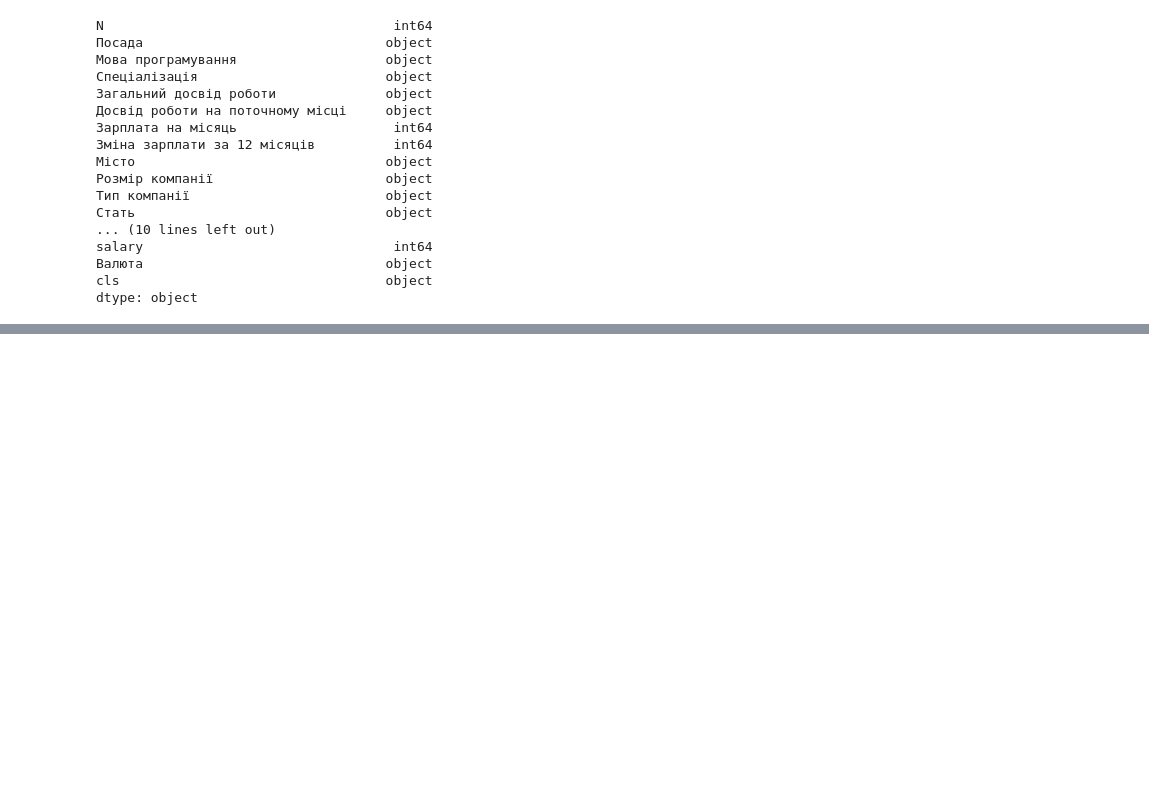
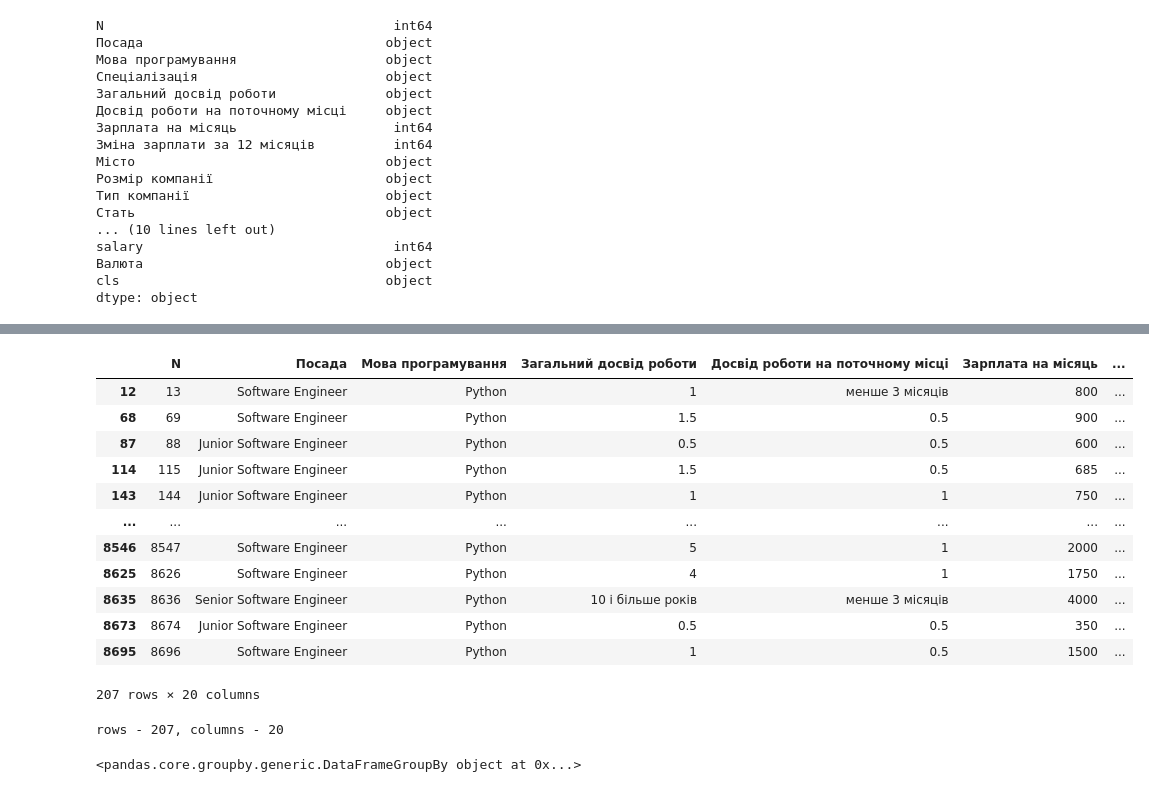
Before and after one commit to Korniev/Data-Sciense, a Jupyter notebook: hw_02/Hw_2.2.ipynb, the cells around one changed output, grey strips where cells are left out. Drawn from its saved outputs; the diff is of its cells as text; code cells hidden in the pictures; blank space fills up the shorter version.

```diff
--- a/hw_02/Hw_2.2.ipynb
+++ b/hw_02/Hw_2.2.ipynb
@@ -76,0 +176,36 @@ dtype: object
+# %%
+# Створіть нову таблицю python_data, в якій будуть тільки рядки зі спеціалістами, які вказали мову програмування Python
+
+python_data = dropped_nan_survey[dropped_nan_survey['Мова програмування'] == 'Python']
+
+python_data
+# %% [output]
+|  | N | Посада | Мова програмування | Загальний досвід роботи | Досвід роботи на поточному місці | Зарплата на місяць | ... |
+| 12 | 13 | Software Engineer | Python | 1 | менше 3 місяців | 800 | ... |
+| 68 | 69 | Software Engineer | Python | 1.5 | 0.5 | 900 | ... |
+| 87 | 88 | Junior Software Engineer | Python | 0.5 | 0.5 | 600 | ... |
+| 114 | 115 | Junior Software Engineer | Python | 1.5 | 0.5 | 685 | ... |
+| 143 | 144 | Junior Software Engineer | Python | 1 | 1 | 750 | ... |
+| ... | ... | ... | ... | ... | ... | ... | ... |
+| 8546 | 8547 | Software Engineer | Python | 5 | 1 | 2000 | ... |
+| 8625 | 8626 | Software Engineer | Python | 4 | 1 | 1750 | ... |
+| 8635 | 8636 | Senior Software Engineer | Python | 10 і більше років | менше 3 місяців | 4000 | ... |
+| 8673 | 8674 | Junior Software Engineer | Python | 0.5 | 0.5 | 350 | ... |
+| 8695 | 8696 | Software Engineer | Python | 1 | 0.5 | 1500 | ... |
+207 rows × 20 columns
+# %%
+# Визначте розмір таблиці python_data за допомогою методу shape
+
+python_data.shape
+
+print(f"rows - {python_data.shape[0]}, columns - {python_data.shape[1]}")
+# %% [output]
+rows - 207, columns - 20
+# %%
+# Використовуючи метод groupby, виконайте групування за стовпчиком "Посада"
+
+grouped_by_position = python_data.groupby(by='Посада')
+
+grouped_by_position
+# %% [output]
+<pandas.core.groupby.generic.DataFrameGroupBy object at 0x...>
```
Also changed, not shown: parts of 6 cells of this notebook.
